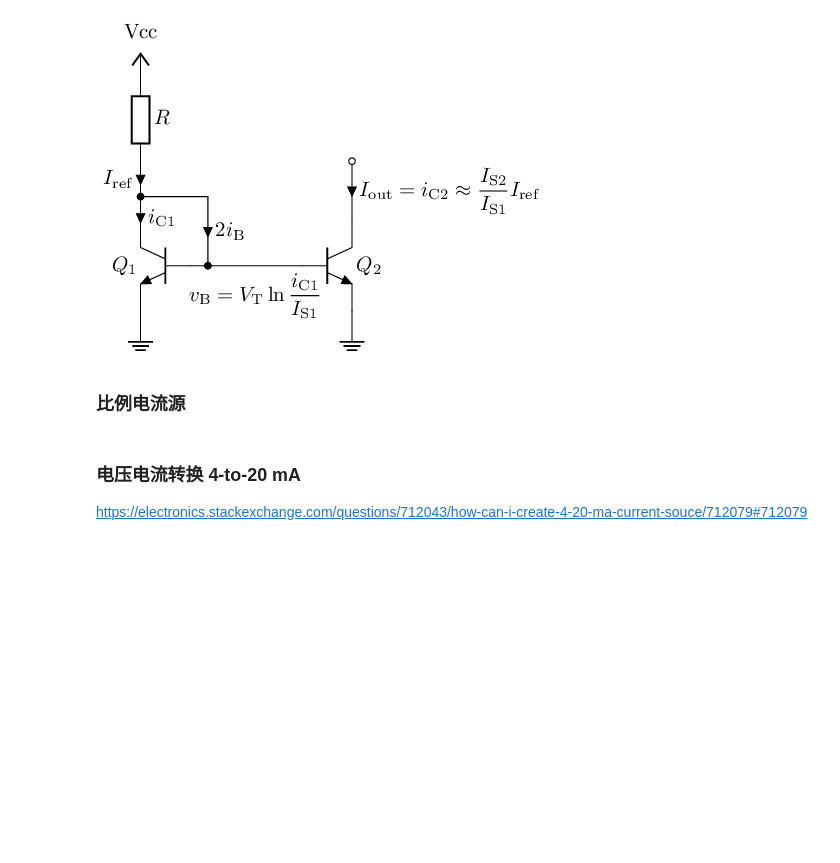
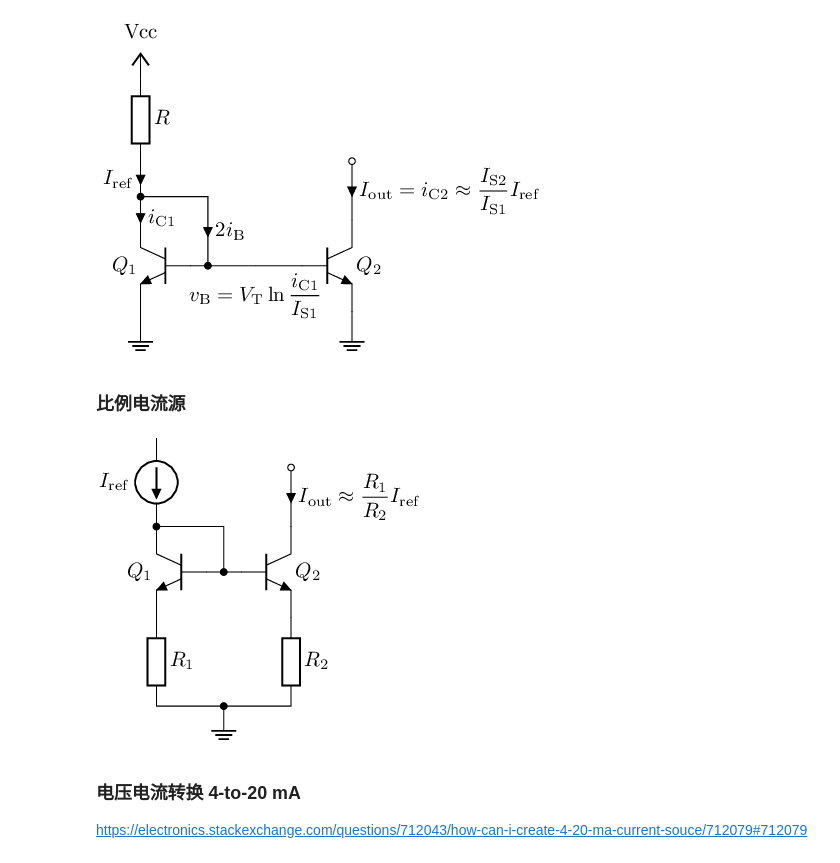
Before and after one commit to chenshuo/nuedc, a Jupyter notebook: docs/bjt-circuits.ipynb, the cells around one changed output. Saved outputs shown, nothing was run; the diff lists cells and outputs as text; code cells hidden in the pictures; blank space fills up the shorter version.

```diff
--- a/docs/bjt-circuits.ipynb
+++ b/docs/bjt-circuits.ipynb
@@ -619,6 +619,27 @@ n=E] ++(0, -0.1)
 [figure]
 # %% [markdown]
 ### 比例电流源
+# %%
+%%tikz -ct -p amsmath
+
+\ctikzset{american currents, american voltages, european resistors}
+\ctikzset{transistors/arrow pos=end}
+\newcommand{\ui}[1]{\ensuremath{I_\mathrm{#1}}}
+
+\draw (0, 0) node [npn, xscale=-1] (Q1) {\ctikzflipx{$Q_1$}};
+
+\draw (Q1.B) to [short] ++(0.6, 0)
+  node [npn, anchor=B] (Q2) {$Q_2$};
+\draw (Q1.B) ++(0.3, 0) coordinate (M) node [circ] {} |- (Q1.C);
+\draw (Q1.C) node [circ] {}
+  to [I, invert, l={\ui{ref}}, bipoles/length=1.2cm] ++(0, 1.5);
+\draw (Q1.E) to [R, l={$R_1$}, bipoles/length=1.0cm] ++(0, -1.5)
+  coordinate (G);
+\draw (Q2.E) to [R, l={$R_2$}, bipoles/length=1.0cm] (Q2.E |- G) -- (G);
+\draw (G -| M) node [circ] {} node [ground] {};
+\draw (Q2.C) to [short, -o, i_<={$\ui{out}\approx\dfrac{{R_1}}{{R_2}}\ui{ref}$}] ++(0, 1);
+# %% [output]
+[figure, added]
 # %% [markdown]
 ### 电压电流转换 4-to-20 mA
 
```
Also changed, not shown: parts of 1 cell of this notebook, 1 other file.
